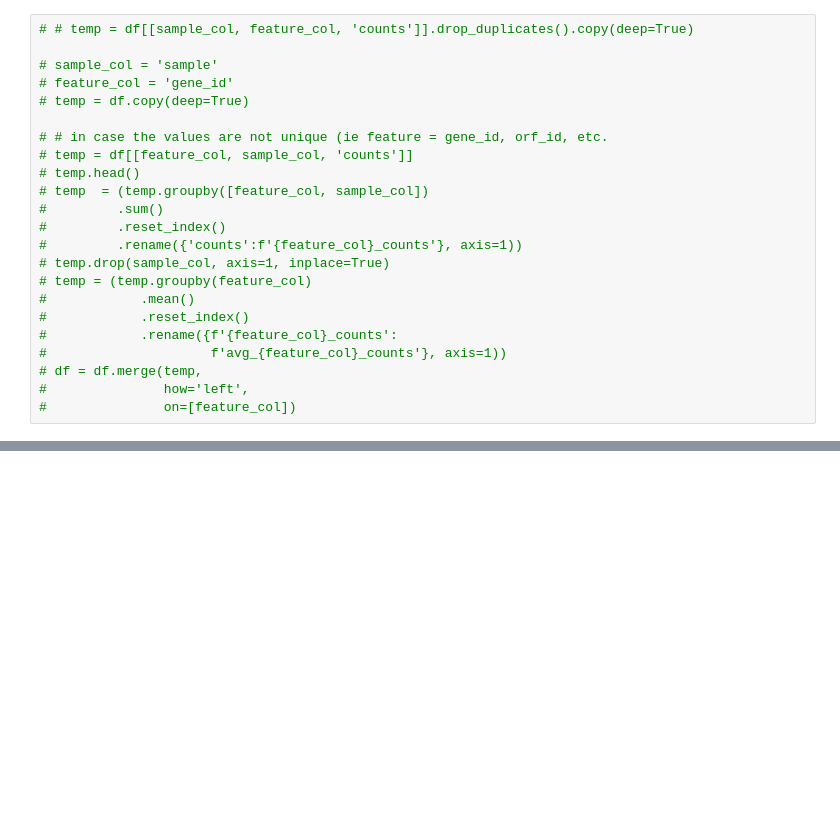
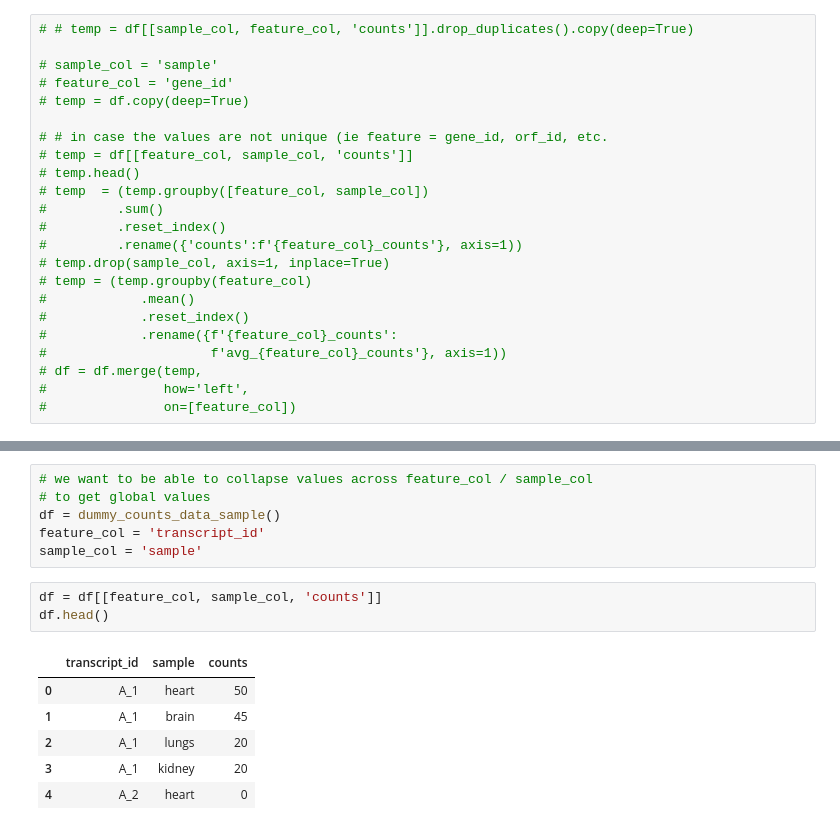
Before and after one commit to fairliereese/isoplex, a Jupyter notebook: src/iso_perplexity/dev_utils.ipynb, the cells around one changed output, grey strips where cells are left out. Saved outputs shown, nothing was run; the diff lists cells and outputs as text; blank space fills up the shorter version.

```diff
--- a/src/iso_perplexity/dev_utils.ipynb
+++ b/src/iso_perplexity/dev_utils.ipynb
@@ -225,0 +255,16 @@ df
+# %%
+# we want to be able to collapse values across feature_col / sample_col
+# to get global values
+df = dummy_counts_data_sample()
+feature_col = 'transcript_id'
+sample_col = 'sample'
+# %%
+df = df[[feature_col, sample_col, 'counts']]
+df.head()
+# %% [output]
+|  | transcript_id | sample | counts |
+| 0 | A_1 | heart | 50 |
+| 1 | A_1 | brain | 45 |
+| 2 | A_1 | lungs | 20 |
+| 3 | A_1 | kidney | 20 |
+| 4 | A_2 | heart | 0 |
```
Also changed, not shown: parts of 12 cells of this notebook, 5 other files.
